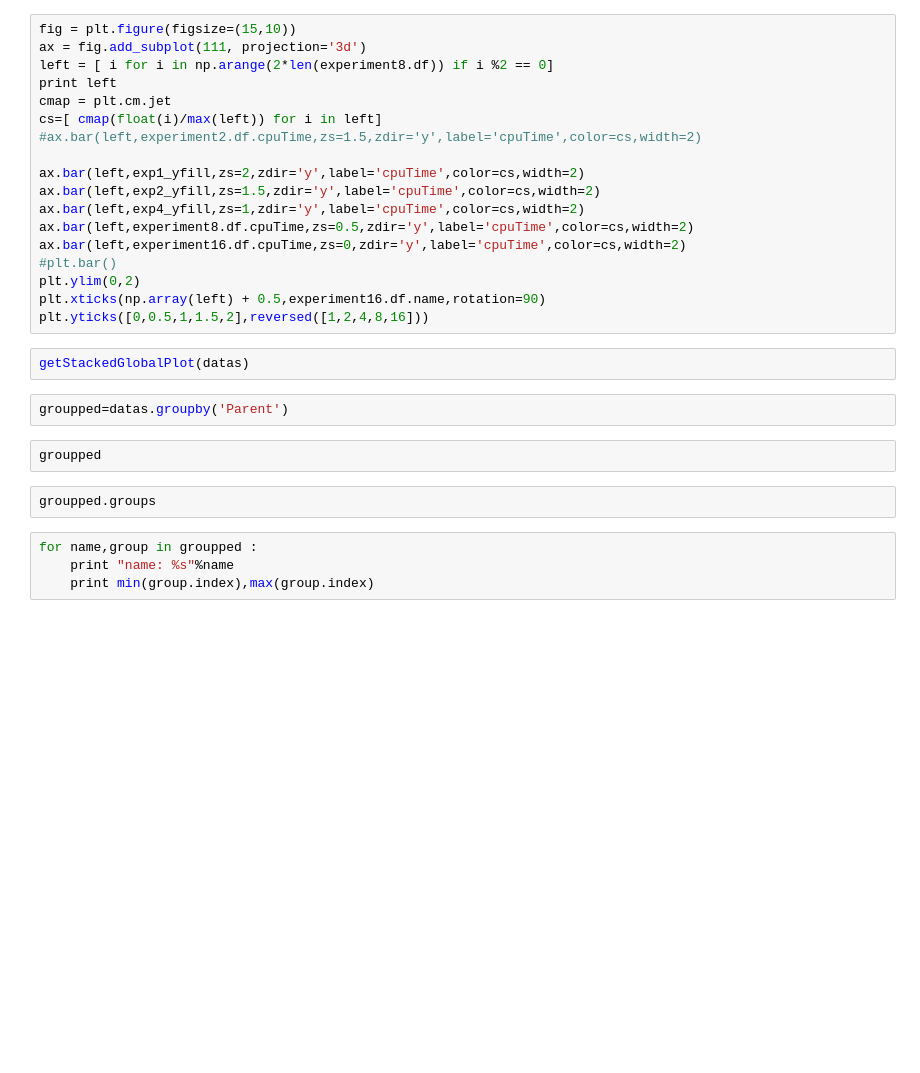
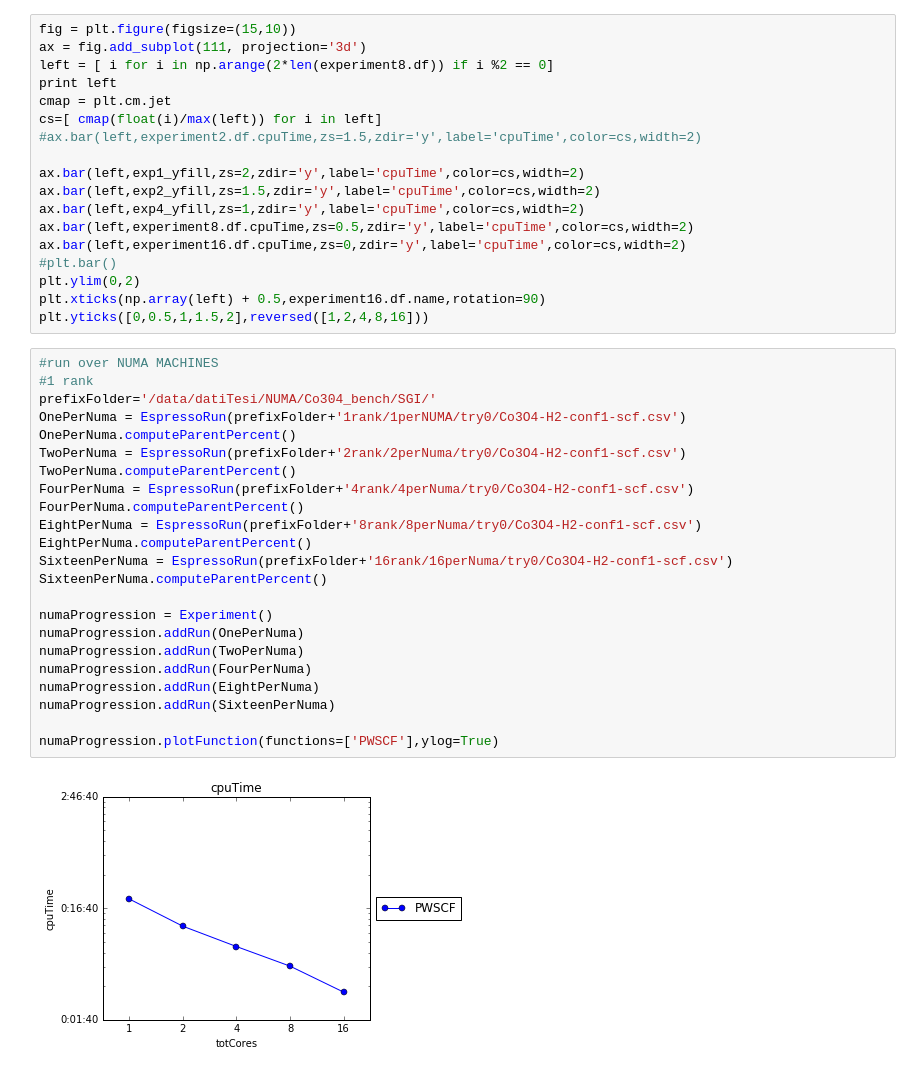
Before and after one commit to gioruffa/qetools, a Jupyter notebook: plotter.ipynb, the cells around one changed output. Saved outputs shown, nothing was run; the diff lists cells and outputs as text; blank space fills up the shorter version.

```diff
--- a/plotter.ipynb
+++ b/plotter.ipynb
@@ -304,15 +390,28 @@ ax.bar(left,experiment16.df.cpuTime,zs=0,zdir='y',label='cpuTime',color=cs,width
 plt.ylim(0,2)
 plt.xticks(np.array(left) + 0.5,experiment16.df.name,rotation=90)
 plt.yticks([0,0.5,1,1.5,2],reversed([1,2,4,8,16]))
-# %%
-getStackedGlobalPlot(datas)
-# %%
-groupped=datas.groupby('Parent')
-# %%
-groupped
-# %%
-groupped.groups
-# %%
-for name,group in groupped :
-    print "name: %s"%name
-    print min(group.index),max(group.index)
+# %%
+#run over NUMA MACHINES
+#1 rank
+prefixFolder='/data/datiTesi/NUMA/Co304_bench/SGI/'
+OnePerNuma = EspressoRun(prefixFolder+'1rank/1perNUMA/try0/Co3O4-H2-conf1-scf.csv')
+OnePerNuma.computeParentPercent()
+TwoPerNuma = EspressoRun(prefixFolder+'2rank/2perNuma/try0/Co3O4-H2-conf1-scf.csv')
+TwoPerNuma.computeParentPercent()
+FourPerNuma = EspressoRun(prefixFolder+'4rank/4perNuma/try0/Co3O4-H2-conf1-scf.csv')
+FourPerNuma.computeParentPercent()
+EightPerNuma = EspressoRun(prefixFolder+'8rank/8perNuma/try0/Co3O4-H2-conf1-scf.csv')
+EightPerNuma.computeParentPercent()
+SixteenPerNuma = EspressoRun(prefixFolder+'16rank/16perNuma/try0/Co3O4-H2-conf1-scf.csv')
+SixteenPerNuma.computeParentPercent()
+
+numaProgression = Experiment()
+numaProgression.addRun(OnePerNuma)
+numaProgression.addRun(TwoPerNuma)
+numaProgression.addRun(FourPerNuma)
+numaProgression.addRun(EightPerNuma)
+numaProgression.addRun(SixteenPerNuma)
+
+numaProgression.plotFunction(functions=['PWSCF'],ylog=True)
+# %% [output]
+[figure, added]
```
Also changed, not shown: parts of 12 cells of this notebook, 1 other file.
